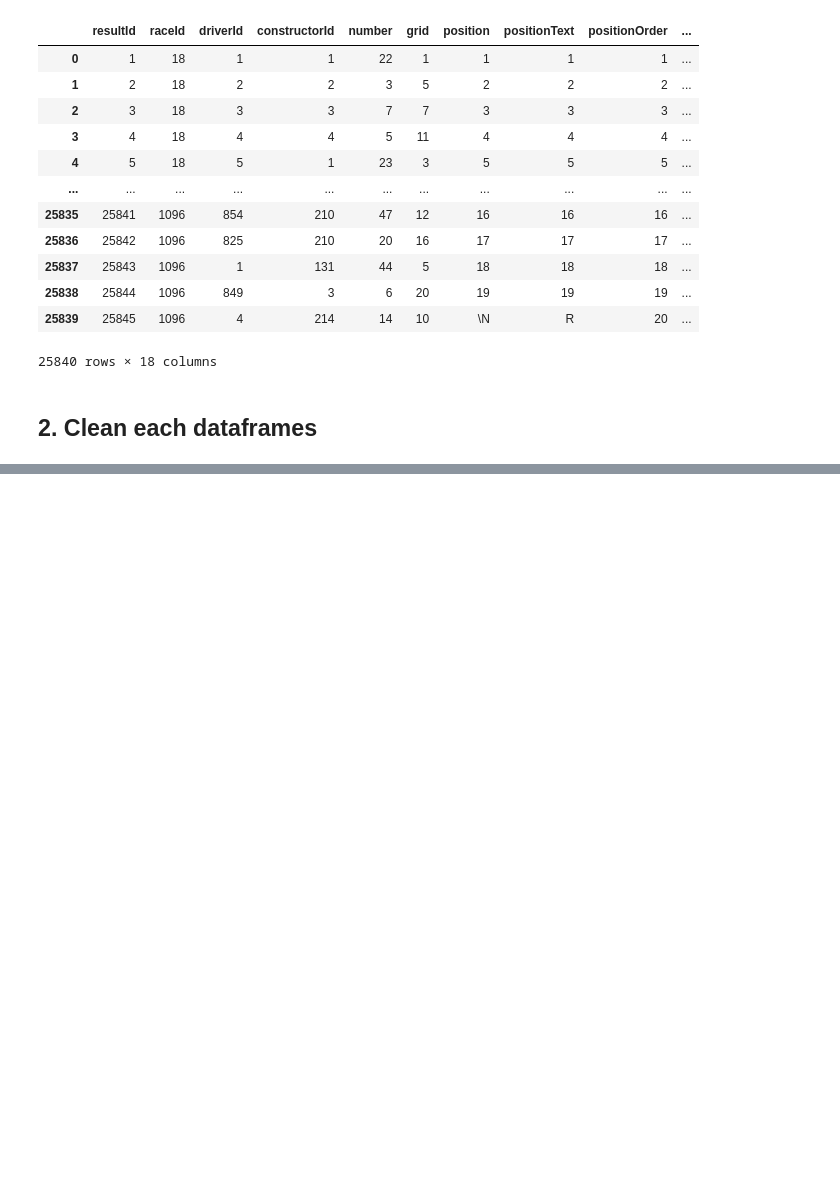
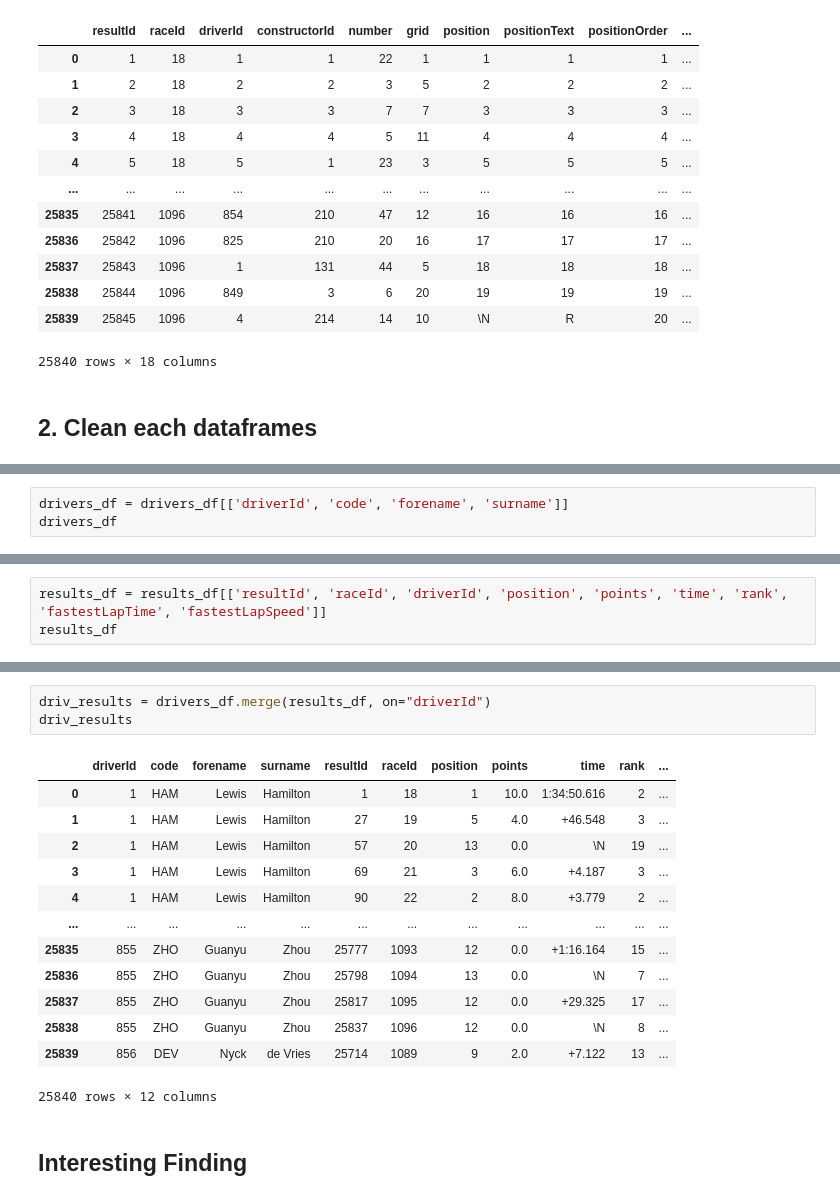
Before and after one commit to njbrodie/f1project, a Jupyter notebook: EDA_Song.ipynb, the cells around one changed output, grey strips where cells are left out. Drawn from its saved outputs; the diff is of its cells as text; blank space fills up the shorter version.

```diff
--- a/EDA_Song.ipynb
+++ b/EDA_Song.ipynb
@@ -56,0 +55,3 @@ results_df
+# %%
+drivers_df = drivers_df[['driverId', 'code', 'forename', 'surname']]
+drivers_df
@@ -56,0 +72,3 @@ results_df
+# %%
+results_df = results_df[['resultId', 'raceId', 'driverId', 'position', 'points', 'time', 'rank', 'fastestLapTime', 'fastestLapSpeed']]
+results_df
@@ -56,0 +89,19 @@ results_df
+# %%
+driv_results = drivers_df.merge(results_df, on="driverId")
+driv_results
+# %% [output]
+|  | driverId | code | forename | surname | resultId | raceId | position | points | time | rank | ... |
+| 0 | 1 | HAM | Lewis | Hamilton | 1 | 18 | 1 | 10.0 | 1:34:50.616 | 2 | ... |
+| 1 | 1 | HAM | Lewis | Hamilton | 27 | 19 | 5 | 4.0 | +46.548 | 3 | ... |
+| 2 | 1 | HAM | Lewis | Hamilton | 57 | 20 | 13 | 0.0 | \N | 19 | ... |
+| 3 | 1 | HAM | Lewis | Hamilton | 69 | 21 | 3 | 6.0 | +4.187 | 3 | ... |
+| 4 | 1 | HAM | Lewis | Hamilton | 90 | 22 | 2 | 8.0 | +3.779 | 2 | ... |
+| ... | ... | ... | ... | ... | ... | ... | ... | ... | ... | ... | ... |
+| 25835 | 855 | ZHO | Guanyu | Zhou | 25777 | 1093 | 12 | 0.0 | +1:16.164 | 15 | ... |
+| 25836 | 855 | ZHO | Guanyu | Zhou | 25798 | 1094 | 13 | 0.0 | \N | 7 | ... |
+| 25837 | 855 | ZHO | Guanyu | Zhou | 25817 | 1095 | 12 | 0.0 | +29.325 | 17 | ... |
+| 25838 | 855 | ZHO | Guanyu | Zhou | 25837 | 1096 | 12 | 0.0 | \N | 8 | ... |
+| 25839 | 856 | DEV | Nyck | de Vries | 25714 | 1089 | 9 | 2.0 | +7.122 | 13 | ... |
+25840 rows × 12 columns
+# %% [markdown]
+## Interesting Finding
```
Also changed, not shown: parts of 3 cells of this notebook.
